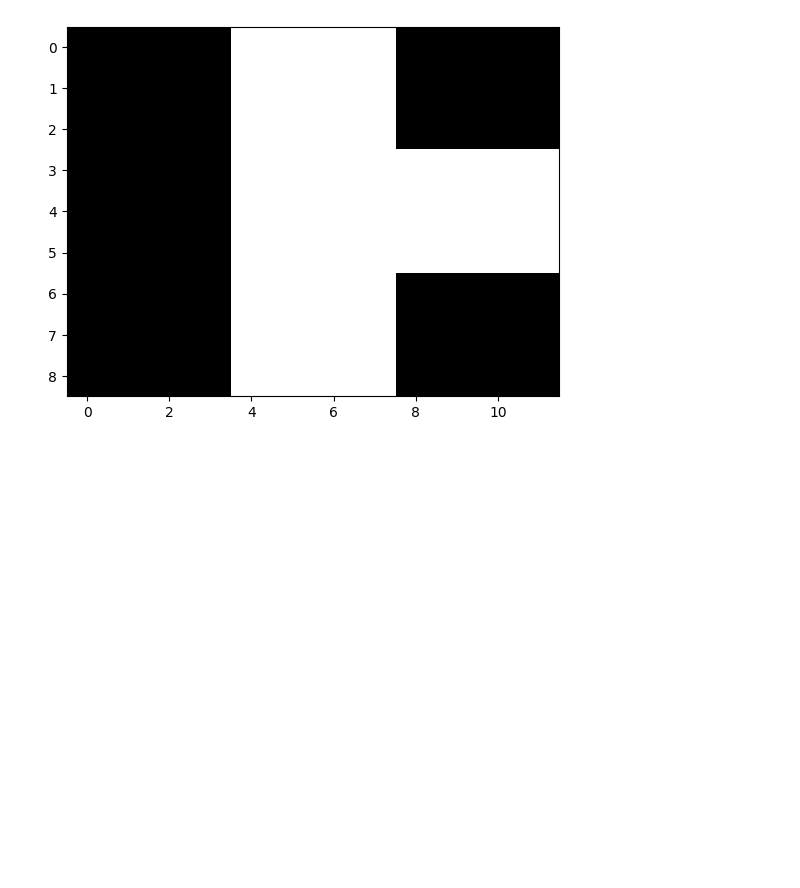
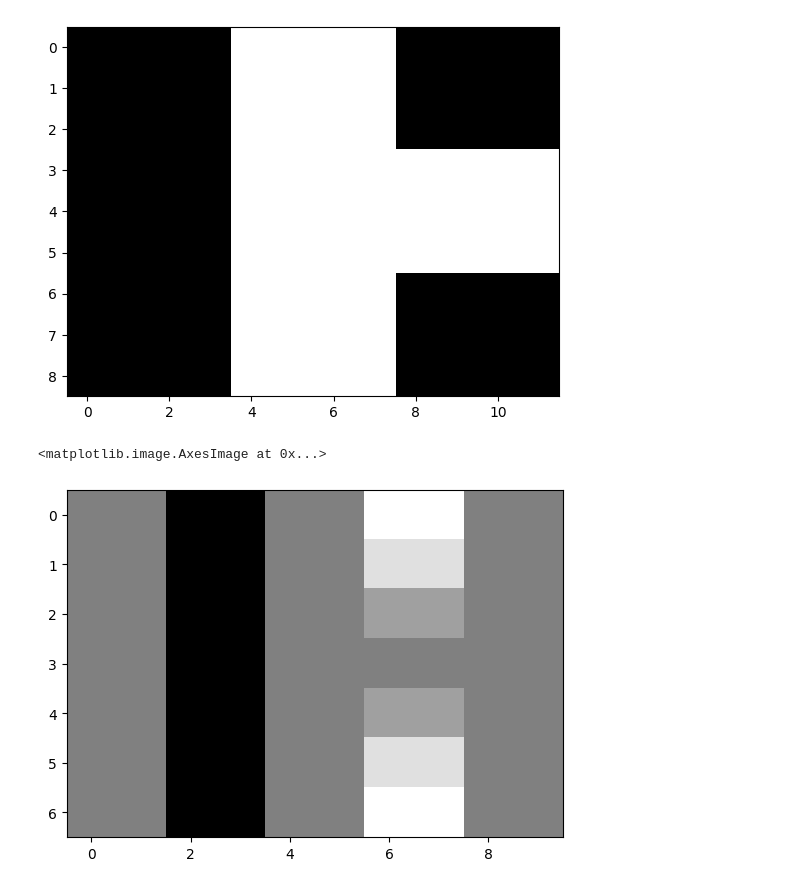
Before and after one commit to ajdhiman/Deep-Learning, a Jupyter notebook: Basic_Image_Understanding.ipynb, the cells around one changed output. Saved outputs shown, nothing was run; the diff lists cells and outputs as text; code cells hidden in the pictures; blank space fills up the shorter version.

```diff
--- a/Basic_Image_Understanding.ipynb
+++ b/Basic_Image_Understanding.ipynb
@@ -154,3 +154,7 @@ def simple_conv(imgFilter=None,pic=None):
   return result_image
 # %%
 result=simple_conv(imgFilter=sobel,pic=np.array(example_Image))
+plt.imshow(result,cmap="gray")
+# %% [output]
+<matplotlib.image.AxesImage at 0x...>
+[figure, added]
```
Also changed, not shown: parts of 7 cells of this notebook.
